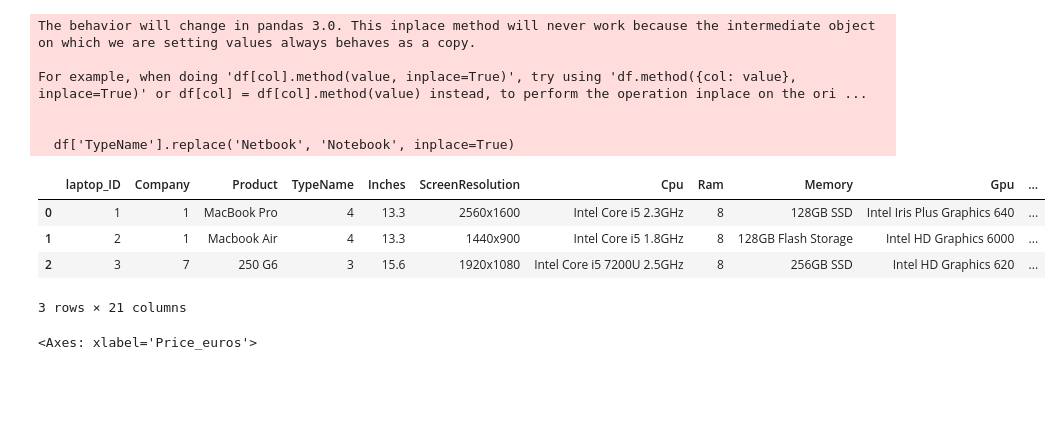
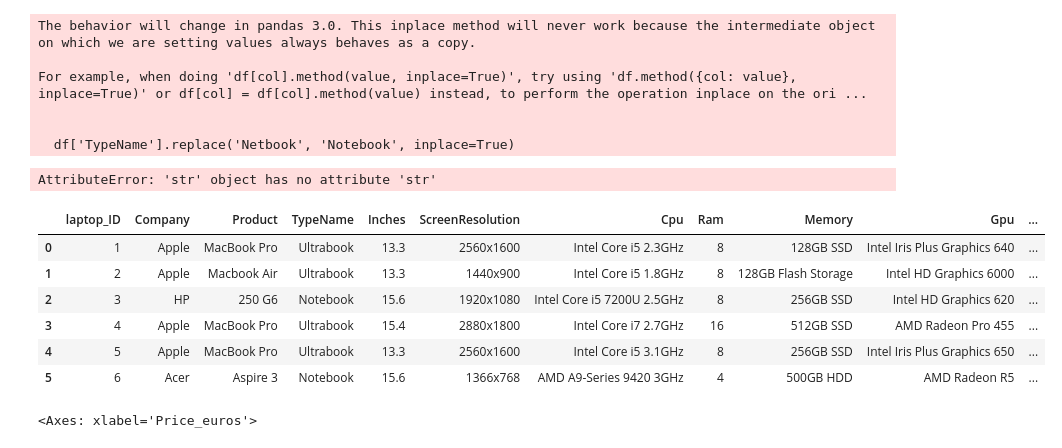
Before and after one commit to koratjay2022/bia_project, a Jupyter notebook: project_laptop_price/bia_laptop_price.ipynb, the cells around one changed output. Saved outputs shown, nothing was run; the diff lists cells and outputs as text; code cells hidden in the pictures; blank space fills up the shorter version.

```diff
--- a/project_laptop_price/bia_laptop_price.ipynb
+++ b/project_laptop_price/bia_laptop_price.ipynb
@@ -24,8 +24,8 @@ df.head(4)
 | 2 | 3 | HP | 250 G6 | Notebook | 15.6 | Full HD 1920x1080 | Intel Core i5 7200U 2.5GHz | 8GB | 256GB SSD | Intel HD Graphics 620 | ... |
 | 3 | 4 | Apple | MacBook Pro | Ultrabook | 15.4 | IPS Panel Retina Display 2880x1800 | Intel Core i7 2.7GHz | 16GB | 512GB SSD | AMD Radeon Pro 455 | ... |
 # %%
-df['Company_encoded'] = comm_fun.label_encode(data=df,column="Company")
-df['TypeName_encoded'] = comm_fun.label_encode(data=df,column="TypeName")
+# df['Company_encoded'] = comm_fun.label_encode(data=df,column="Company")
+# df['TypeName_encoded'] = comm_fun.label_encode(data=df,column="TypeName")
 # %%
 # from collections import Counter
 # cpu_counts = Counter(df['Cpu'])
@@ -98,11 +112,33 @@ df['Cpu_Brand'] = df['Cpu'].str.split().str[0]
 df['Cpu_Type'] = df['Cpu'].str.extract(r'(Core \w+\d|\w+-Series)')
 
 df['Cpu_ClockSpeed'] = df['Cpu'].str.extract(r'(\d+\.\d+GHz|\d+GHz)')
+# %%
+cpu_spec = 'AMD E-Series E2-6110 1.5GHz'
+
+# Splitting the CPU specification
+# 1. Extract CPU Brand
+cpu_brand = cpu_spec.split()[0]
+
+# 2. Extract CPU Type (using regex to capture series names)
+# cpu_type_match = re.search(r'(Core \w+-Series)', cpu_spec)
+cpu_type = cpu_spec.str.extract(r'(Core \w+\d|\w+-Series)')
+
+# 3. Extract CPU Clock Speed (using regex to capture clock speed)
+cpu_clock_speed_match = re.search(r'(\d+\.\d+GHz|\d+GHz)', cpu_spec)
+cpu_clock_speed = cpu_clock_speed_match.group() if cpu_clock_speed_match else None
+
+print(f"Brand: {cpu_brand}")
+print(f"Type: {cpu_type}")
+print(f"Clock Speed: {cpu_clock_speed}")
+# %% [output]
+AttributeError: 'str' object has no attribute 'str'
 # %%
-df.head(3)
+df.head(6)
 # %% [output]
 |  | laptop_ID | Company | Product | TypeName | Inches | ScreenResolution | Cpu | Ram | Memory | Gpu | ... |
-| 0 | 1 | 1 | MacBook Pro | 4 | 13.3 | 2560x1600 | Intel Core i5 2.3GHz | 8 | 128GB SSD | Intel Iris Plus Graphics 640 | ... |
-| 1 | 2 | 1 | Macbook Air | 4 | 13.3 | 1440x900 | Intel Core i5 1.8GHz | 8 | 128GB Flash Storage | Intel HD Graphics 6000 | ... |
-| 2 | 3 | 7 | 250 G6 | 3 | 15.6 | 1920x1080 | Intel Core i5 7200U 2.5GHz | 8 | 256GB SSD | Intel HD Graphics 620 | ... |
+| 0 | 1 | Apple | MacBook Pro | Ultrabook | 13.3 | 2560x1600 | Intel Core i5 2.3GHz | 8 | 128GB SSD | Intel Iris Plus Graphics 640 | ... |
+| 1 | 2 | Apple | Macbook Air | Ultrabook | 13.3 | 1440x900 | Intel Core i5 1.8GHz | 8 | 128GB Flash Storage | Intel HD Graphics 6000 | ... |
+| 2 | 3 | HP | 250 G6 | Notebook | 15.6 | 1920x1080 | Intel Core i5 7200U 2.5GHz | 8 | 256GB SSD | Intel HD Graphics 620 | ... |
+| 3 | 4 | Apple | MacBook Pro | Ultrabook | 15.4 | 2880x1800 | Intel Core i7 2.7GHz | 16 | 512GB SSD | AMD Radeon Pro 455 | ... |
+| 4 | 5 | Apple | MacBook Pro | Ultrabook | 13.3 | 2560x1600 | Intel Core i5 3.1GHz | 8 | 256GB SSD | Intel Iris Plus Graphics 650 | ... |
+| 5 | 6 | Acer | Aspire 3 | Notebook | 15.6 | 1366x768 | AMD A9-Series 9420 3GHz | 4 | 500GB HDD | AMD Radeon R5 | ... |
-3 rows × 21 columns
```
Also changed, not shown: parts of 7 cells of this notebook, 4 other files.
